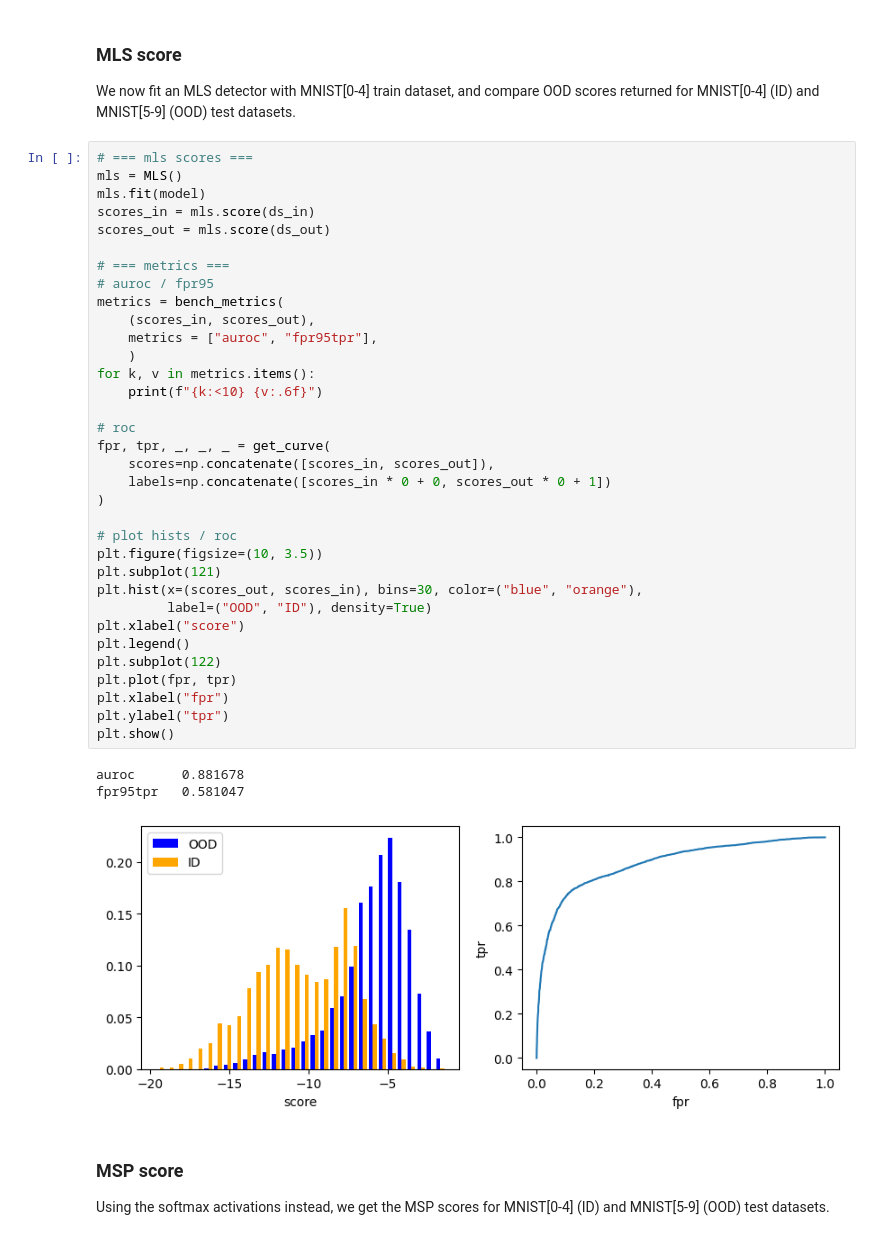
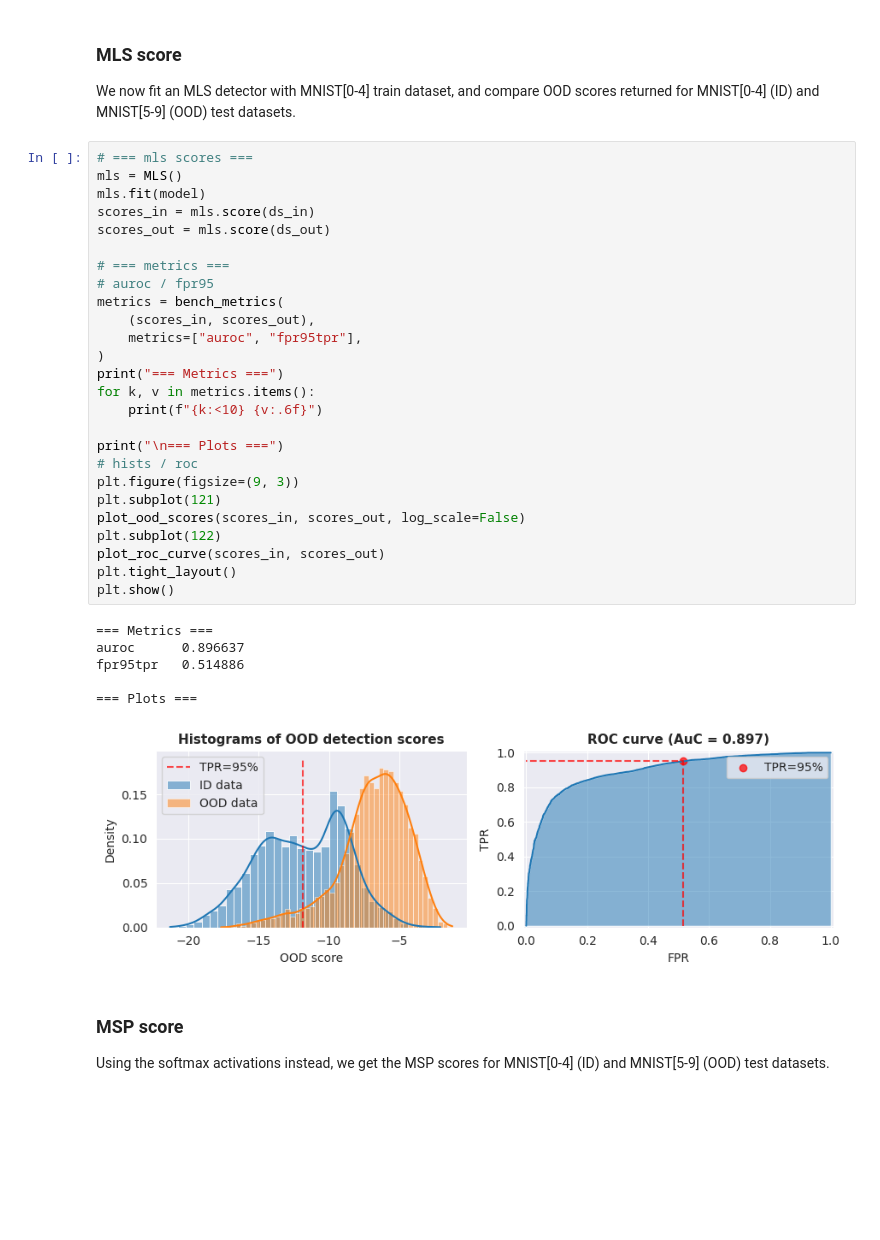
Before and after one commit to deel-ai/oodeel, a Jupyter notebook: docs/notebooks/torch/demo_mls_msp_torch.ipynb, the cells around one changed output. Saved outputs shown, nothing was run; the diff lists cells and outputs as text; blank space fills up the shorter version.

Commit message:
docs: update plots in torch notebooks

```diff
--- a/docs/notebooks/torch/demo_mls_msp_torch.ipynb
+++ b/docs/notebooks/torch/demo_mls_msp_torch.ipynb
@@ -128,41 +144,36 @@ We now fit an MLS detector with MNIST[0-4] train dataset, and compare OOD scores
 # %%
 # === mls scores ===
 mls = MLS()
 mls.fit(model)
 scores_in = mls.score(ds_in)
 scores_out = mls.score(ds_out)
 
 # === metrics ===
 # auroc / fpr95
 metrics = bench_metrics(
     (scores_in, scores_out),
-    metrics = ["auroc", "fpr95tpr"],
-    )
+    metrics=["auroc", "fpr95tpr"],
+)
+print("=== Metrics ===")
 for k, v in metrics.items():
     print(f"{k:<10} {v:.6f}")
 
-# roc
-fpr, tpr, _, _, _ = get_curve(
-    scores=np.concatenate([scores_in, scores_out]),
-    labels=np.concatenate([scores_in * 0 + 0, scores_out * 0 + 1])
-)
-
-# plot hists / roc
-plt.figure(figsize=(10, 3.5))
+print("\n=== Plots ===")
+# hists / roc
+plt.figure(figsize=(9, 3))
 plt.subplot(121)
-plt.hist(x=(scores_out, scores_in), bins=30, color=("blue", "orange"),
-         label=("OOD", "ID"), density=True)
-plt.xlabel("score")
-plt.legend()
+plot_ood_scores(scores_in, scores_out, log_scale=False)
 plt.subplot(122)
-plt.plot(fpr, tpr)
-plt.xlabel("fpr")
-plt.ylabel("tpr")
+plot_roc_curve(scores_in, scores_out)
+plt.tight_layout()
 plt.show()
 # %% [output]
-auroc      0.881678
-fpr95tpr   0.581047
+=== Metrics ===
+auroc      0.896637
+fpr95tpr   0.514886
+
+=== Plots ===
-[figure, old version]
+[figure, new version]
 # %% [markdown]
 ### MSP score
 
```
Also changed, not shown: parts of 6 cells of this notebook, 7 other files.
